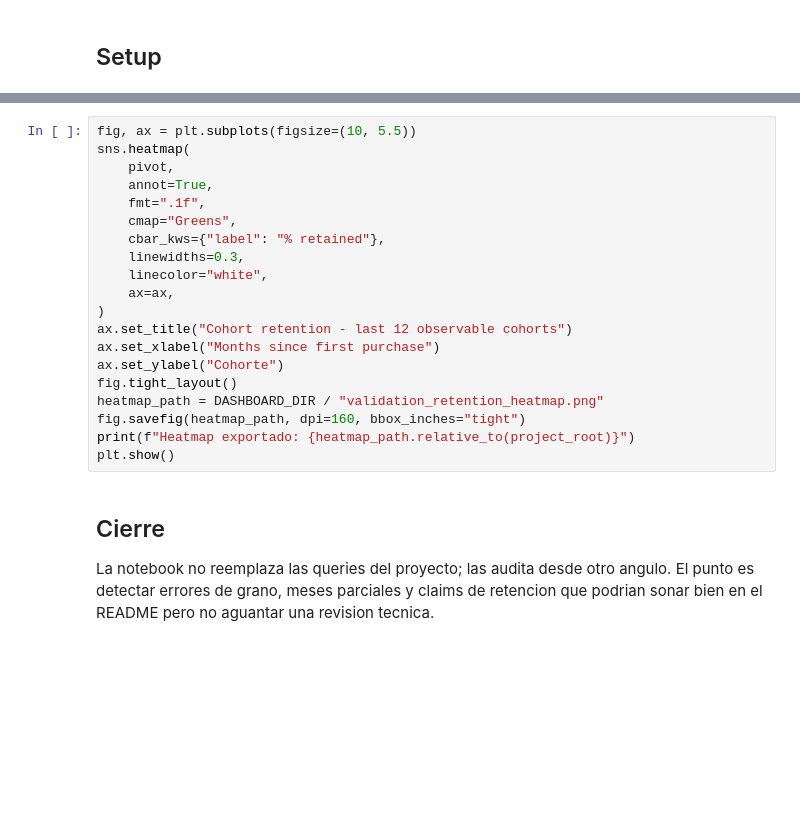
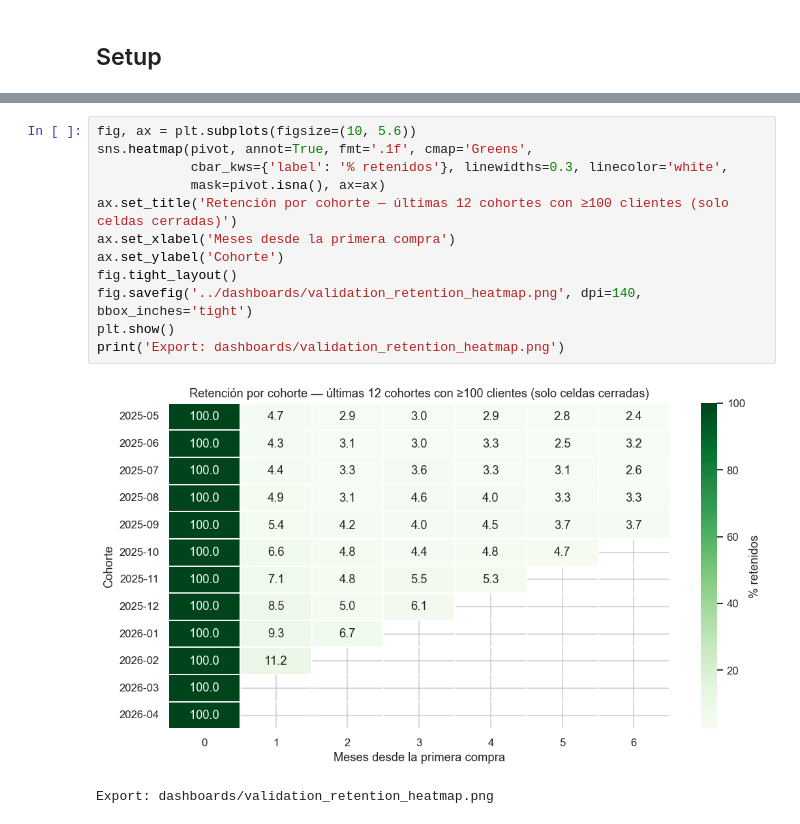
Before and after one commit to rubenstrada/data-analytics-e-commerce, a Jupyter notebook: notebooks/07_validation.ipynb, the cells around one changed output, grey strips where cells are left out. Saved outputs shown, nothing was run; the diff lists cells and outputs as text; blank space fills up the shorter version.

```diff
--- a/notebooks/07_validation.ipynb
+++ b/notebooks/07_validation.ipynb
@@ -234,24 +263,15 @@ pivot
 # %%
-fig, ax = plt.subplots(figsize=(10, 5.5))
-sns.heatmap(
-    pivot,
-    annot=True,
-    fmt=".1f",
-    cmap="Greens",
-    cbar_kws={"label": "% retained"},
-    linewidths=0.3,
-    linecolor="white",
-    ax=ax,
-)
-ax.set_title("Cohort retention - last 12 observable cohorts")
-ax.set_xlabel("Months since first purchase")
-ax.set_ylabel("Cohorte")
+fig, ax = plt.subplots(figsize=(10, 5.6))
+sns.heatmap(pivot, annot=True, fmt='.1f', cmap='Greens',
+            cbar_kws={'label': '% retenidos'}, linewidths=0.3, linecolor='white',
+            mask=pivot.isna(), ax=ax)
+ax.set_title('Retención por cohorte — últimas 12 cohortes con ≥100 clientes (solo celdas cerradas)')
+ax.set_xlabel('Meses desde la primera compra')
+ax.set_ylabel('Cohorte')
 fig.tight_layout()
-heatmap_path = DASHBOARD_DIR / "validation_retention_heatmap.png"
-fig.savefig(heatmap_path, dpi=160, bbox_inches="tight")
-print(f"Heatmap exportado: {heatmap_path.relative_to(project_root)}")
+fig.savefig('../dashboards/validation_retention_heatmap.png', dpi=140, bbox_inches='tight')
 plt.show()
+print('Export: dashboards/validation_retention_heatmap.png')
+# %% [output]
+[figure, added]
+Export: dashboards/validation_retention_heatmap.png
-# %% [markdown]
-## Cierre
-
-La notebook no reemplaza las queries del proyecto; las audita desde otro angulo. El punto es detectar errores de grano, meses parciales y claims de retencion que podrian sonar bien en el README pero no aguantar una revision tecnica.
```
Also changed, not shown: parts of 17 cells of this notebook, 1 other file.
